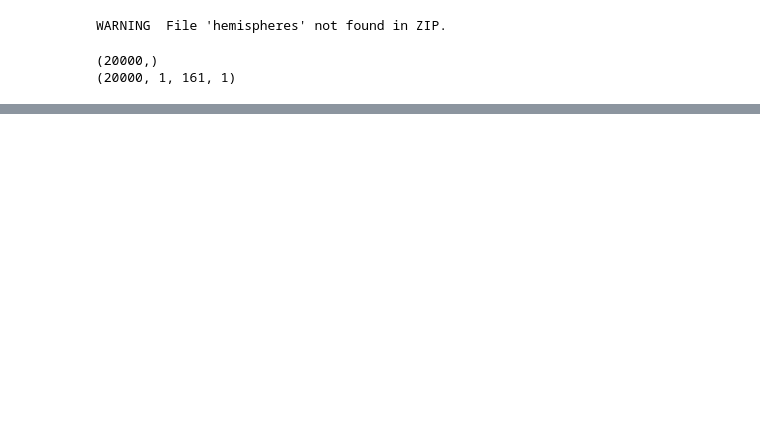
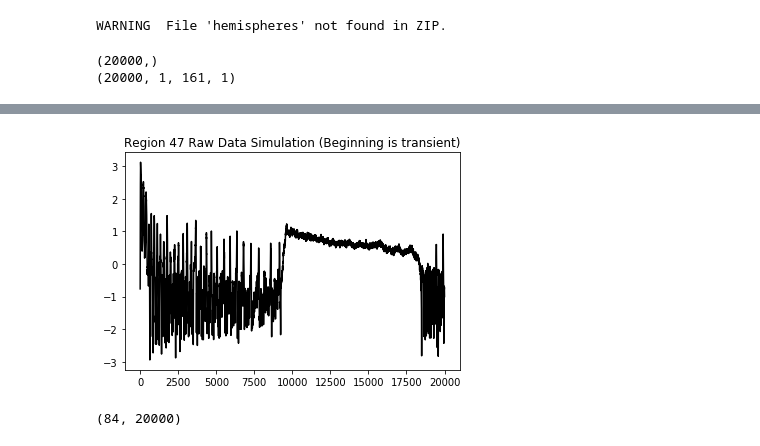
Before and after one commit to adam2392/tng_tvb, a Jupyter notebook: tvbsim/notebooks/0.1-Simulation_For_Showing_FreqAmplitude_Epileptor6D.ipynb, the cells around one changed output, grey strips where cells are left out. Drawn from its saved outputs; the diff is of its cells as text; code cells hidden in the pictures; blank space fills up the shorter version.

```diff
--- a/tvbsim/notebooks/0.1-Simulation_For_Showing_FreqAmplitude_Epileptor6D.ipynb
+++ b/tvbsim/notebooks/0.1-Simulation_For_Showing_FreqAmplitude_Epileptor6D.ipynb
@@ -214,3 +227,14 @@ print(seegts.shape)
 # %% [output]
 (20000,)
 (20000, 1, 161, 1)
+# %%
+allindices = np.hstack((maintvbexp.ezind, maintvbexp.pzind)).astype(int)
+epits = statevars_ts[:,1,...].squeeze().T
+# GET ONSET/OFFSET OF SEIZURE
+detector = DetectShift()
+settimes = detector.getonsetsoffsets(epits, allindices)
+seizonsets, seizoffsets = detector.getseiztimes(settimes)
+
+print(seizonsets, seizoffsets)
+print(maintvbexp.ezind)
+print(maintvbexp.pzind)
@@ -216,0 +319,8 @@ print(seegts.shape)
+# %%
+plt.plot(epits[47,:], 'k')
+plt.title("Region 47 Raw Data Simulation (Beginning is transient)")
+plt.show()
+print(epits.shape)
+# %% [output]
+[figure, added]
+(84, 20000)
```
Also changed, not shown: parts of 9 cells of this notebook, 2 other files.
